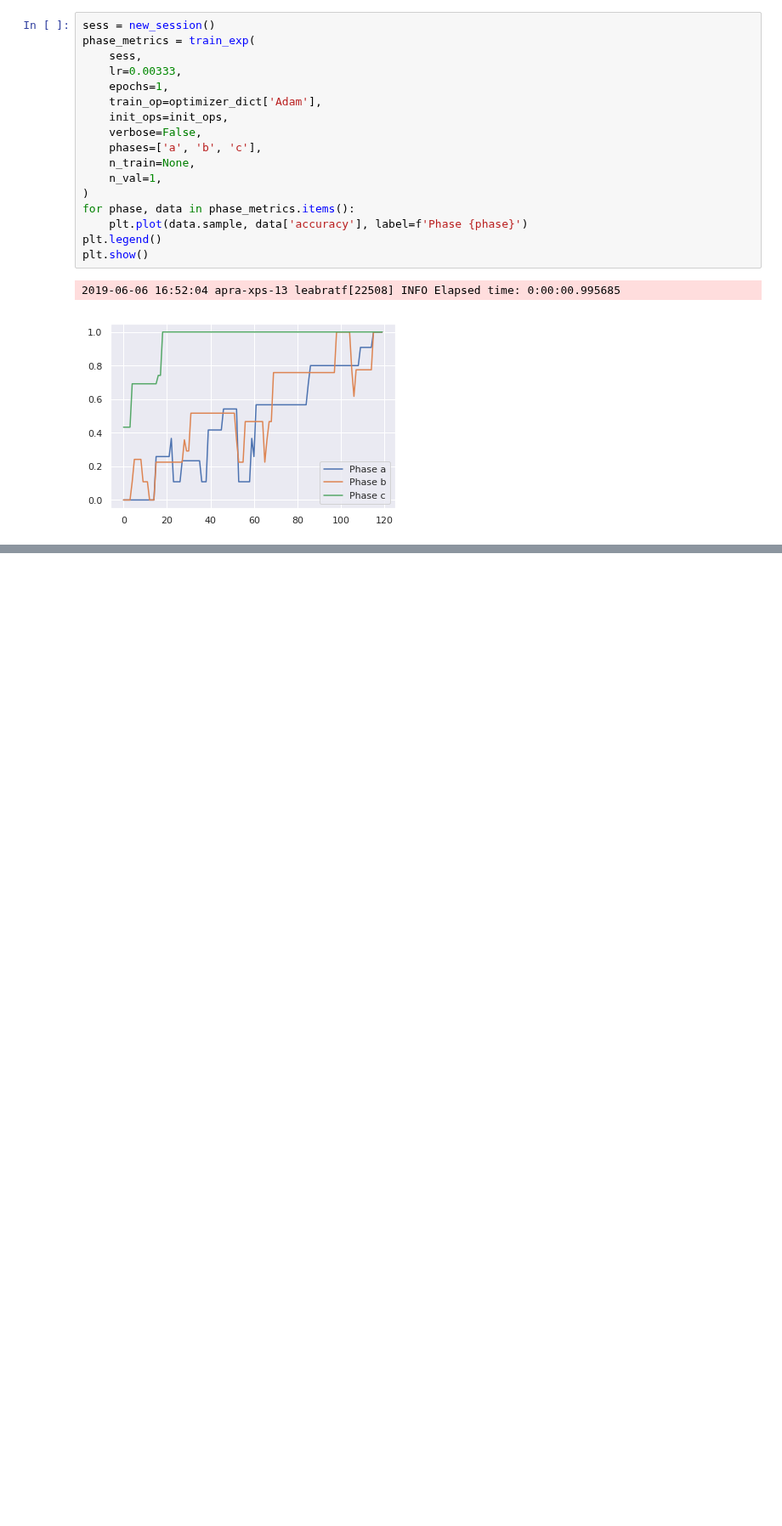
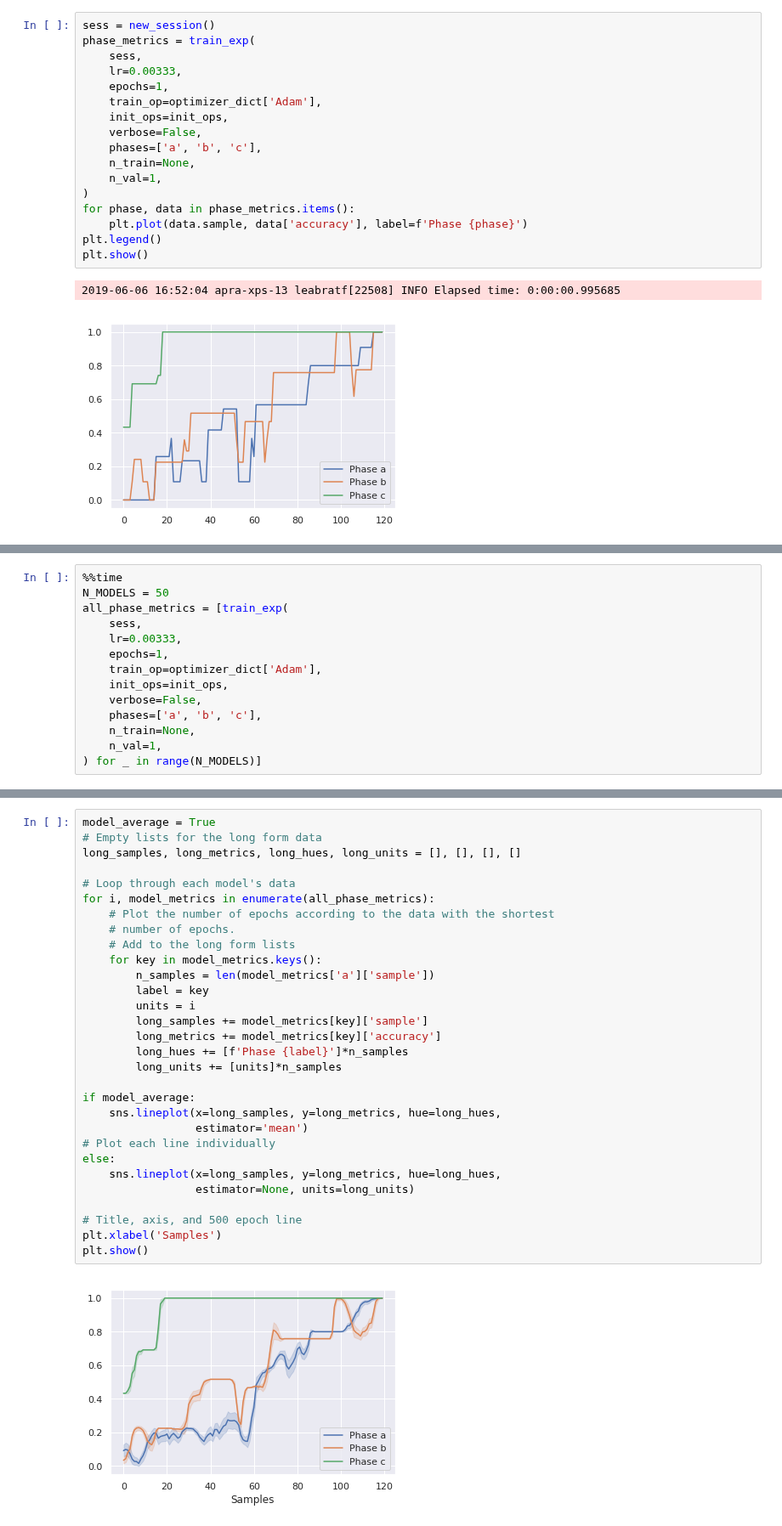
Before and after one commit to apra93/leabra-tf, a Jupyter notebook: docs/source/notebooks/0.8-Hierarchical-Learning.ipynb, the cells around one changed output, grey strips where cells are left out. Shown at 85% size. Cells and saved outputs as stored; diff of their text form; blank space fills up the shorter version.

Commit message:
NB: Plots for 50 models train and test on different phases.

```diff
--- a/docs/source/notebooks/0.8-Hierarchical-Learning.ipynb
+++ b/docs/source/notebooks/0.8-Hierarchical-Learning.ipynb
@@ -565,0 +565,14 @@ plt.show()
+# %%
+%%time
+N_MODELS = 50
+all_phase_metrics = [train_exp(
+    sess,
+    lr=0.00333,
+    epochs=1,
+    train_op=optimizer_dict['Adam'],
+    init_ops=init_ops,
+    verbose=False,
+    phases=['a', 'b', 'c'],
+    n_train=None,
+    n_val=1,
+) for _ in range(N_MODELS)]
@@ -565,0 +599,32 @@ plt.show()
+# %%
+model_average = True
+# Empty lists for the long form data
+long_samples, long_metrics, long_hues, long_units = [], [], [], []
+
+# Loop through each model's data
+for i, model_metrics in enumerate(all_phase_metrics):
+    # Plot the number of epochs according to the data with the shortest
+    # number of epochs.
+    # Add to the long form lists
+    for key in model_metrics.keys():
+        n_samples = len(model_metrics['a']['sample'])
+        label = key
+        units = i
+        long_samples += model_metrics[key]['sample']
+        long_metrics += model_metrics[key]['accuracy']
+        long_hues += [f'Phase {label}']*n_samples
+        long_units += [units]*n_samples
+
+if model_average:
+    sns.lineplot(x=long_samples, y=long_metrics, hue=long_hues,
+                 estimator='mean')
+# Plot each line individually
+else:
+    sns.lineplot(x=long_samples, y=long_metrics, hue=long_hues,
+                 estimator=None, units=long_units)
+
+# Title, axis, and 500 epoch line
+plt.xlabel('Samples')
+plt.show()
+# %% [output]
+[figure, added]
```
Also changed, not shown: parts of 4 cells of this notebook.
